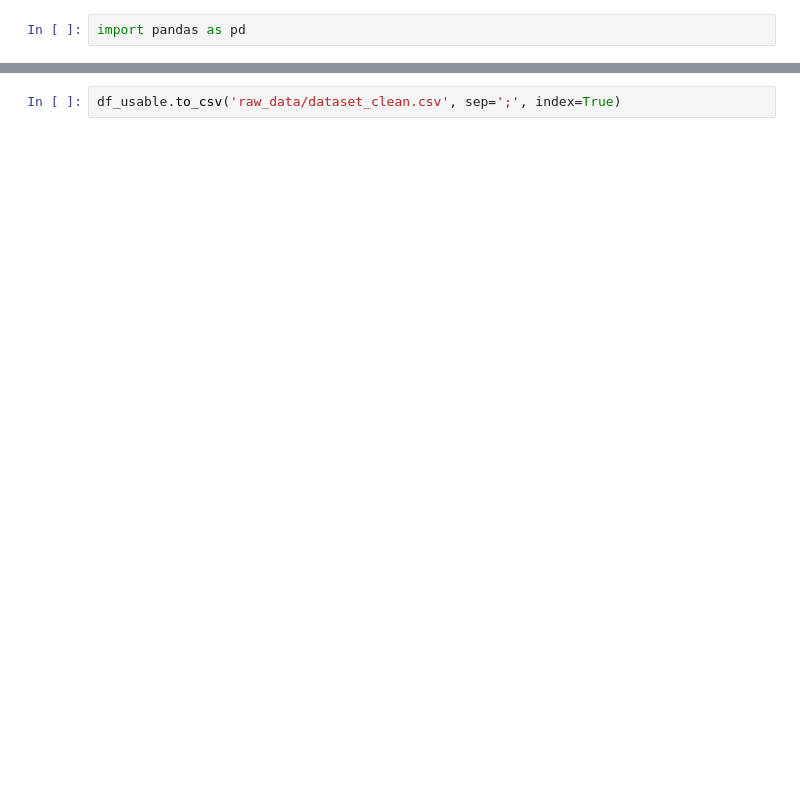
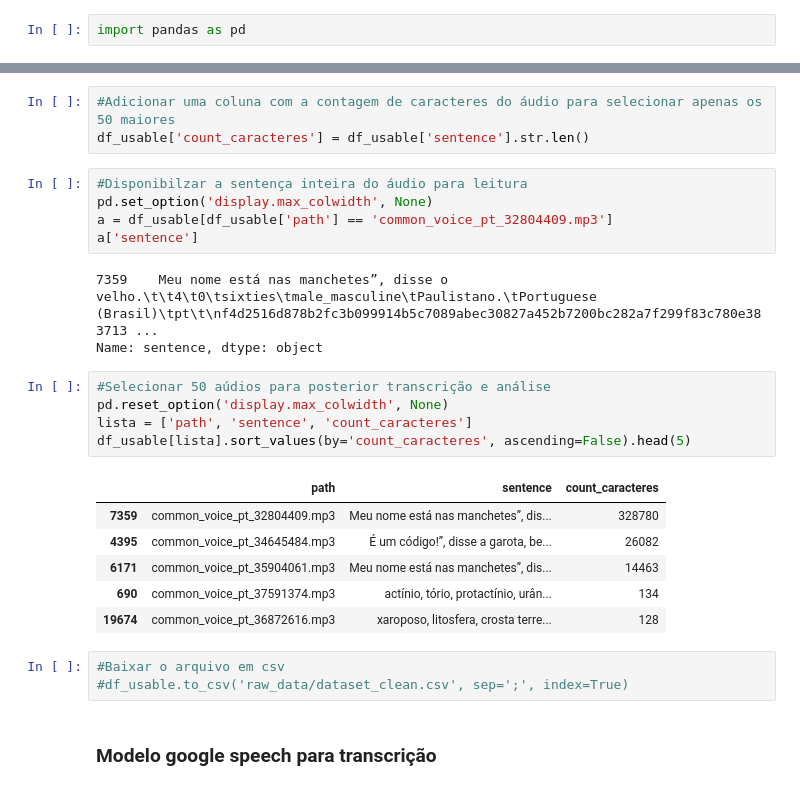
Before and after one commit to acbarrosramos/voice_to_action, a Jupyter notebook: dataset_transcricao.ipynb, the cells around one changed output, grey strips where cells are left out. Saved outputs shown, nothing was run; the diff lists cells and outputs as text; blank space fills up the shorter version.

Commit message:
Notebook com validação do modelo de transcrição

```diff
--- a/dataset_transcricao.ipynb
+++ b/dataset_transcricao.ipynb
@@ -45,2 +14,28 @@ df_usable
+# %%
+#Adicionar uma coluna com a contagem de caracteres do áudio para selecionar apenas os 50 maiores
+df_usable['count_caracteres'] = df_usable['sentence'].str.len()
+# %%
+#Disponibilzar a sentença inteira do áudio para leitura
+pd.set_option('display.max_colwidth', None)
+a = df_usable[df_usable['path'] == 'common_voice_pt_32804409.mp3']
+a['sentence']
+# %% [output]
+7359    Meu nome está nas manchetes”, disse o velho.\t\t4\t0\tsixties\tmale_masculine\tPaulistano.\tPortuguese (Brasil)\tpt\t\nf4d2516d878b2fc3b099914b5c7089abec30827a452b7200bc282a7f299f83c780e383713 ...
+Name: sentence, dtype: object
+# %%
+#Selecionar 50 aúdios para posterior transcrição e análise
+pd.reset_option('display.max_colwidth', None)
+lista = ['path', 'sentence', 'count_caracteres']
+df_usable[lista].sort_values(by='count_caracteres', ascending=False).head(5)
+# %% [output]
+|  | path | sentence | count_caracteres |
+| 7359 | common_voice_pt_32804409.mp3 | Meu nome está nas manchetes”, dis... | 328780 |
+| 4395 | common_voice_pt_34645484.mp3 | É um código!”, disse a garota, be... | 26082 |
+| 6171 | common_voice_pt_35904061.mp3 | Meu nome está nas manchetes”, dis... | 14463 |
+| 690 | common_voice_pt_37591374.mp3 | actínio, tório, protactínio, urân... | 134 |
+| 19674 | common_voice_pt_36872616.mp3 | xaroposo, litosfera, crosta terre... | 128 |
 # %%
-df_usable.to_csv('raw_data/dataset_clean.csv', sep=';', index=True)
+#Baixar o arquivo em csv
+#df_usable.to_csv('raw_data/dataset_clean.csv', sep=';', index=True)
+# %% [markdown]
+### **Modelo google speech para transcrição**
```
Also changed, not shown: parts of 20 cells of this notebook.
